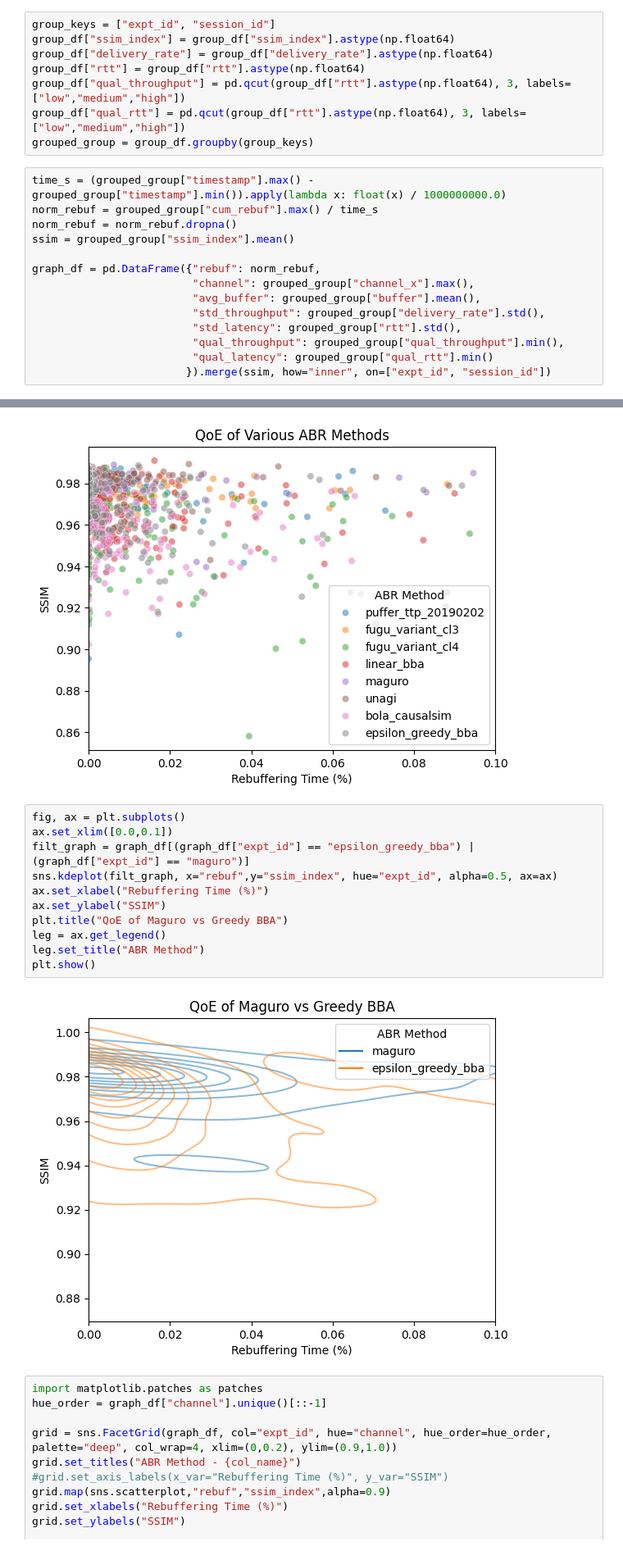
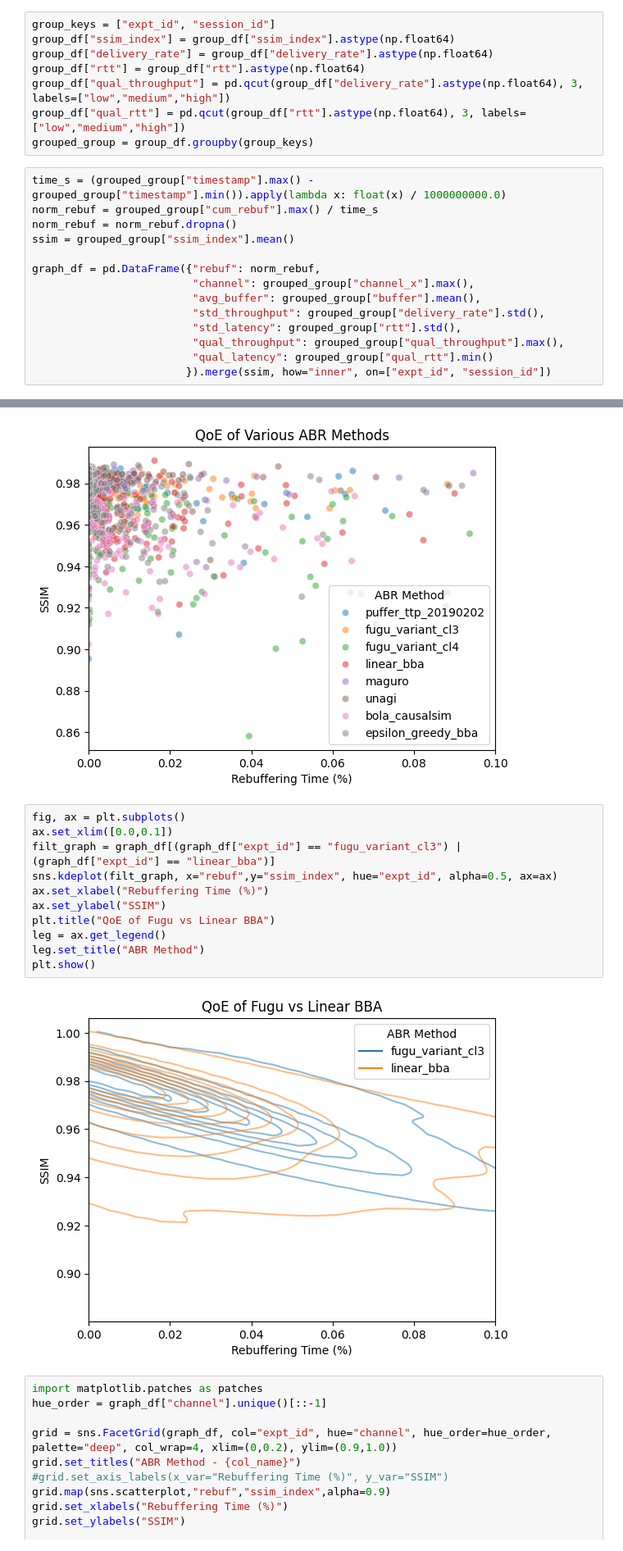
Before and after one commit to ViViVidam/293N, a Jupyter notebook: graphs.ipynb, the cells around one changed output, grey strips where cells are left out. Shown at 82% size. Saved outputs shown, nothing was run; the diff lists cells and outputs as text.

Commit message:
tweaked graph presentation

```diff
--- a/graphs.ipynb
+++ b/graphs.ipynb
@@ -56,7 +38,7 @@ group_keys = ["expt_id", "session_id"]
 group_df["ssim_index"] = group_df["ssim_index"].astype(np.float64)
 group_df["delivery_rate"] = group_df["delivery_rate"].astype(np.float64)
 group_df["rtt"] = group_df["rtt"].astype(np.float64)
-group_df["qual_throughput"] = pd.qcut(group_df["rtt"].astype(np.float64), 3, labels=["low","medium","high"])
+group_df["qual_throughput"] = pd.qcut(group_df["delivery_rate"].astype(np.float64), 3, labels=["low","medium","high"])
 group_df["qual_rtt"] = pd.qcut(group_df["rtt"].astype(np.float64), 3, labels=["low","medium","high"])
 grouped_group = group_df.groupby(group_keys)
 # %%
@@ -70,7 +52,7 @@ graph_df = pd.DataFrame({"rebuf": norm_rebuf,
                          "avg_buffer": grouped_group["buffer"].mean(),
                          "std_throughput": grouped_group["delivery_rate"].std(),
                          "std_latency": grouped_group["rtt"].std(),
-                         "qual_throughput": grouped_group["qual_throughput"].min(),
+                         "qual_throughput": grouped_group["qual_throughput"].max(),
                          "qual_latency": grouped_group["qual_rtt"].min()
                         }).merge(ssim, how="inner", on=["expt_id", "session_id"])
 # %%
@@ -114,16 +96,16 @@ plt.show()
 # %%
 fig, ax = plt.subplots()
 ax.set_xlim([0.0,0.1])
-filt_graph = graph_df[(graph_df["expt_id"] == "epsilon_greedy_bba") | (graph_df["expt_id"] == "maguro")]
+filt_graph = graph_df[(graph_df["expt_id"] == "fugu_variant_cl3") | (graph_df["expt_id"] == "linear_bba")]
 sns.kdeplot(filt_graph, x="rebuf",y="ssim_index", hue="expt_id", alpha=0.5, ax=ax)
 ax.set_xlabel("Rebuffering Time (%)")
 ax.set_ylabel("SSIM")
-plt.title("QoE of Maguro vs Greedy BBA")
+plt.title("QoE of Fugu vs Linear BBA")
 leg = ax.get_legend()
 leg.set_title("ABR Method")
 plt.show()
 # %% [output]
-[figure, old version]
+[figure, new version]
 # %%
 import matplotlib.patches as patches
 hue_order = graph_df["channel"].unique()[::-1]
```
Also changed, not shown: parts of 8 cells of this notebook.
